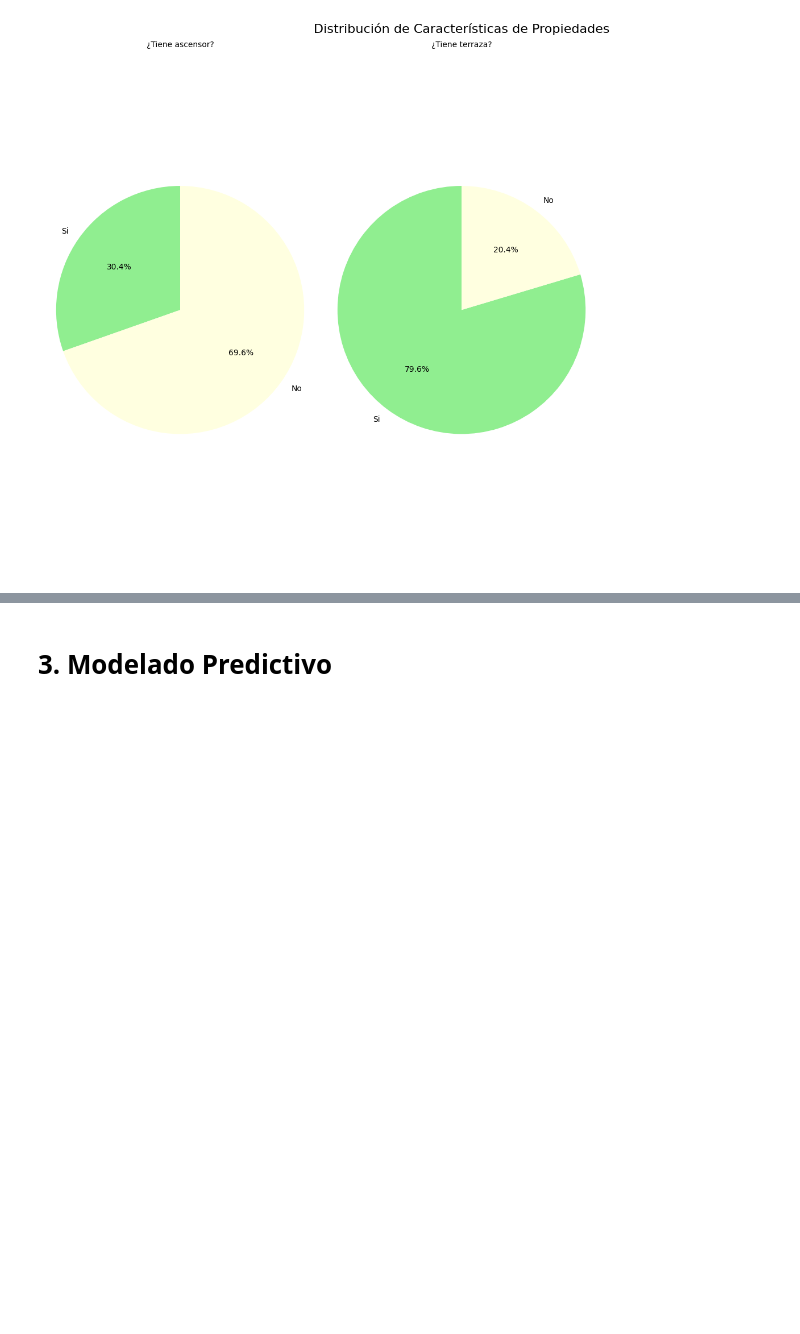
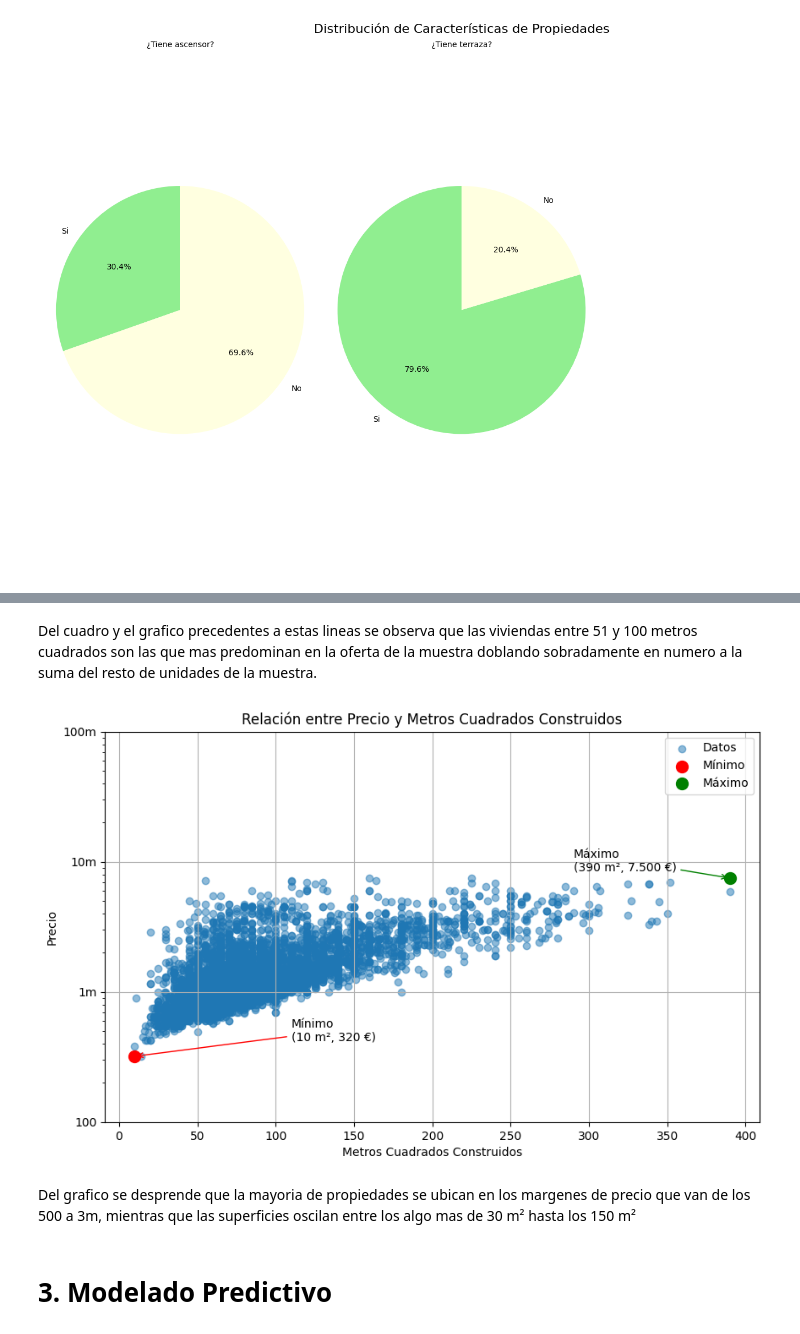
Before and after one commit to PEA-IA-DS-Proyecto-1/HomePricePredictorBCN, a Jupyter notebook: Análisis exploratorio y modelado predictivo de precios de viviendas en Barcelona.ipynb, the cells around one changed output, grey strips where cells are left out. Drawn from its saved outputs; the diff is of its cells as text; code cells hidden in the pictures; blank space fills up the shorter version.

Commit message:
Creación de graficos para el EDA

```diff
--- a/Análisis exploratorio y modelado predictivo de precios de viviendas en Barcelona.ipynb
+++ b/Análisis exploratorio y modelado predictivo de precios de viviendas en Barcelona.ipynb
@@ -846,3 +948,42 @@ plt.show()
+# %% [markdown]
+Del cuadro y el grafico precedentes a estas lineas se observa que las viviendas entre 51 y 100 metros cuadrados son las que mas predominan en la oferta de la muestra doblando sobradamente en numero a la suma del resto de unidades de la muestra.
+# %%
+plt.figure(figsize=(10, 6))
+
+plt.scatter(df_eda['square_meters'], df_eda['price'], alpha=0.5, label='Datos')
+
+min_sq_m_built = df_eda['square_meters'].min()
+max_sq_m_built = df_eda['square_meters'].max()
+min_price = df_eda['price'].min()
+max_price = df_eda['price'].max()
+
+plt.scatter(min_sq_m_built, min_price, color='red', s=100, label='Mínimo')
+plt.scatter(max_sq_m_built, max_price, color='green', s=100, label='Máximo')
+
+plt.annotate(f'Mínimo\n({format_sq_m(min_sq_m_built)}, {format_price(min_price)})',
+             xy=(min_sq_m_built, min_price),
+             xytext=(min_sq_m_built + 100, min_price + 100),
+             arrowprops=dict(arrowstyle='->', color='red'))
+
+plt.annotate(f'Máximo\n({format_sq_m(max_sq_m_built)}, {format_price(max_price)})',
+             xy=(max_sq_m_built, max_price),
+             xytext=(max_sq_m_built - 100, max_price + 1000),
+             arrowprops=dict(arrowstyle='->', color='green'))
+
+plt.title('Relación entre Precio y Metros Cuadrados Construidos')
+plt.xlabel('Metros Cuadrados Construidos')
+plt.ylabel('Precio')
+plt.grid(True)
+
+plt.yscale('log')
+
+plt.yticks([100, 1000, 10000, 100000], ['100', '1m', '10m', '100m'])
+plt.legend()
+plt.show()
+# %% [output]
+[figure, added]
+# %% [markdown]
+Del grafico se desprende que la mayoria de propiedades se ubican en los margenes de precio que van de los 500 a 3m, mientras que las superficies oscilan entre los algo mas de 30 m² hasta los 150 m²
 # %% [markdown]
 # 3. **Modelado Predictivo**
 # %% [markdown]
```
Also changed, not shown: parts of 10 cells of this notebook.
